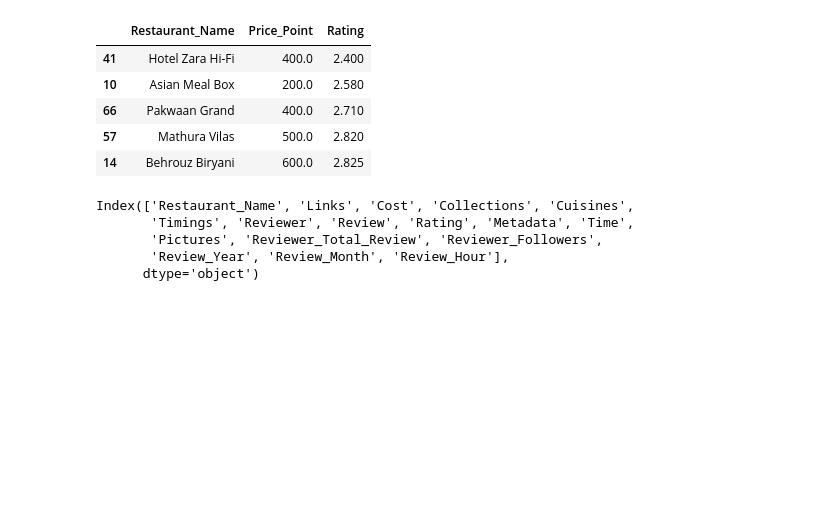
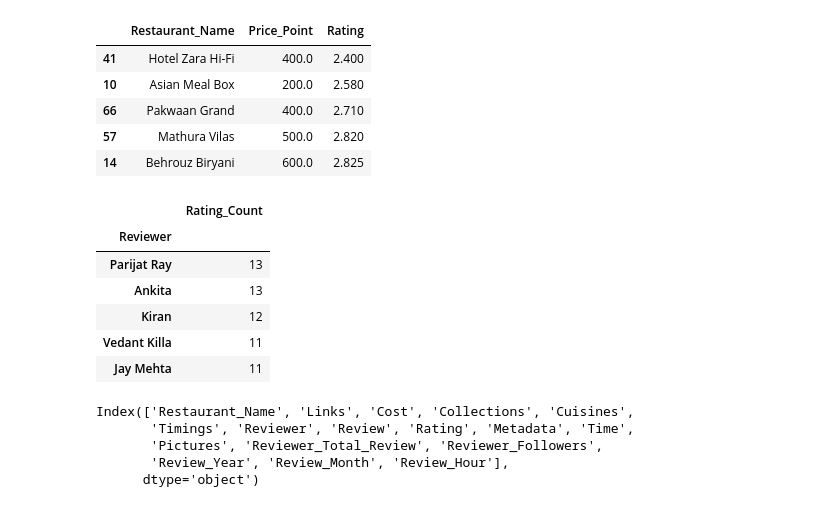
Before and after one commit to pi-mishra/Zomato-Restaurant-Clustering-And-Sentiment-Analysis, a Jupyter notebook: Zomato_Restaurant_Clustering_And_Sentiment_Analysis.ipynb, the cells around one changed output. Cells and saved outputs as stored; diff of their text form; code cells hidden in the pictures; blank space fills up the shorter version.

```diff
--- a/Zomato_Restaurant_Clustering_And_Sentiment_Analysis.ipynb
+++ b/Zomato_Restaurant_Clustering_And_Sentiment_Analysis.ipynb
@@ -608,6 +608,19 @@ price_point.sort_values('Rating',ascending=True)[:5]
 | 66 | Pakwaan Grand | 400.0 | 2.710 |
 | 57 | Mathura Vilas | 500.0 | 2.820 |
 | 14 | Behrouz Biryani | 600.0 | 2.825 |
+# %%
+#reviewer rating count
+
+rating_count = pd.DataFrame(review.groupby('Reviewer').size(),columns=['Rating_Count'])
+rating_count.sort_values('Rating_Count', ascending = False)[:5]
+# %% [output]
+|  | Rating_Count |
+| Reviewer |  |
+| Parijat Ray | 13 |
+| Ankita | 13 |
+| Kiran | 12 |
+| Vedant Killa | 11 |
+| Jay Mehta | 11 |
 # %%
 merged.columns
 # %% [output]
```
